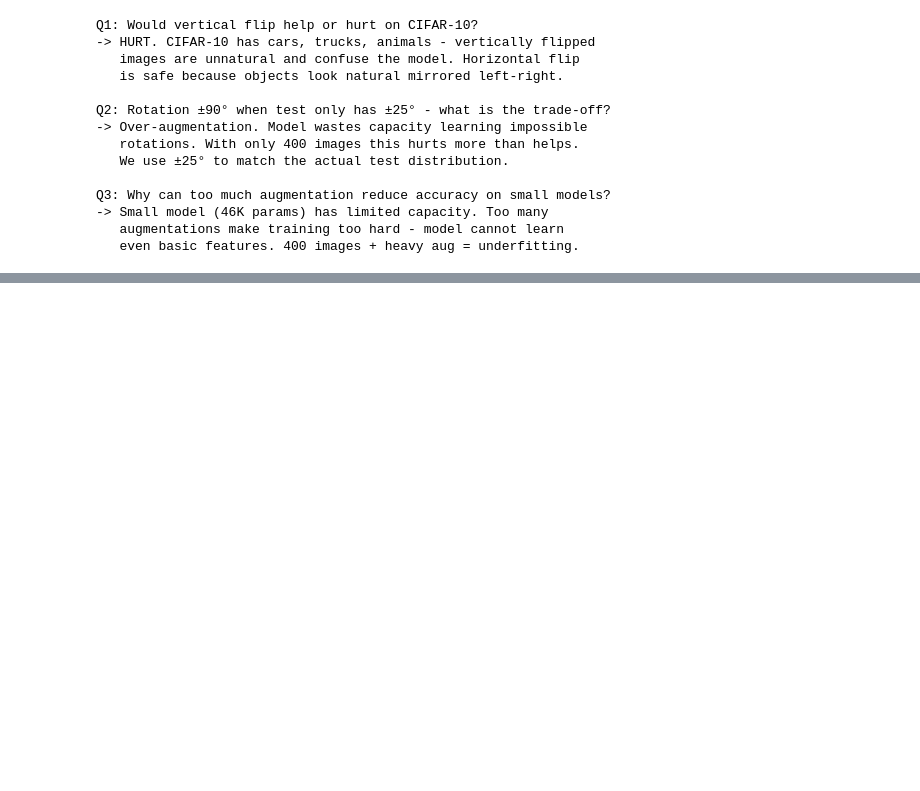
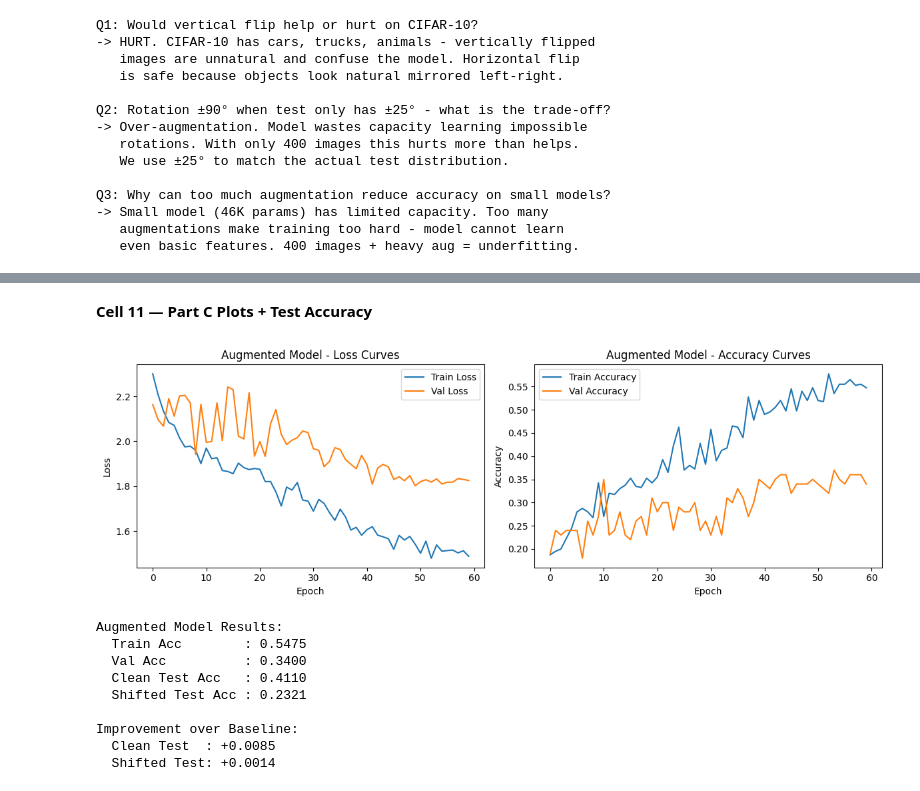
Before and after one commit to faisal-imran81/dlp-assignment2-cifar10, a Jupyter notebook: DL_ASS02_23F_0563.ipynb, the cells around one changed output, grey strips where cells are left out. Saved outputs shown, nothing was run; the diff lists cells and outputs as text; code cells hidden in the pictures; blank space fills up the shorter version.

Commit message:
feat: Part C regularization, augmentation, learning curves

```diff
--- a/DL_ASS02_23F_0563.ipynb
+++ b/DL_ASS02_23F_0563.ipynb
@@ -554,0 +685,49 @@ Q3: Why can too much augmentation reduce accuracy on small models?
+# %% [markdown]
+**Cell 11 — Part C Plots + Test Accuracy**
+# %%
+# Cell 11: Part C - Plots + Test Accuracy
+
+# Test accuracies
+_, aug_clean_acc = evaluate(aug_model, test_loader, nn.CrossEntropyLoss())
+_, aug_shifted_acc = evaluate(aug_model, shifted_test_loader, nn.CrossEntropyLoss())
+
+# Learning Curves
+fig, (ax1, ax2) = plt.subplots(1, 2, figsize=(12, 4))
+
+ax1.plot(aug_tr_losses, label='Train Loss')
+ax1.plot(aug_vl_losses, label='Val Loss')
+ax1.set_title('Augmented Model - Loss Curves')
+ax1.set_xlabel('Epoch')
+ax1.set_ylabel('Loss')
+ax1.legend()
+
+ax2.plot(aug_tr_accs, label='Train Accuracy')
+ax2.plot(aug_vl_accs, label='Val Accuracy')
+ax2.set_title('Augmented Model - Accuracy Curves')
+ax2.set_xlabel('Epoch')
+ax2.set_ylabel('Accuracy')
+ax2.legend()
+
+plt.tight_layout()
+plt.savefig('augmented_curves.png', dpi=150)
+plt.show()
+
+print(f"Augmented Model Results:")
+print(f"  Train Acc        : {aug_tr_accs[-1]:.4f}")
+print(f"  Val Acc          : {aug_vl_accs[-1]:.4f}")
+print(f"  Clean Test Acc   : {aug_clean_acc:.4f}")
+print(f"  Shifted Test Acc : {aug_shifted_acc:.4f}")
+print(f"\nImprovement over Baseline:")
+print(f"  Clean Test  : {aug_clean_acc - 0.4025:+.4f}")
+print(f"  Shifted Test: {aug_shifted_acc - 0.2307:+.4f}")
+# %% [output]
+[figure, added]
+Augmented Model Results:
+  Train Acc        : 0.5475
+  Val Acc          : 0.3400
+  Clean Test Acc   : 0.4110
+  Shifted Test Acc : 0.2321
+
+Improvement over Baseline:
+  Clean Test  : +0.0085
+  Shifted Test: +0.0014
```
Also changed, not shown: parts of 4 cells of this notebook.
